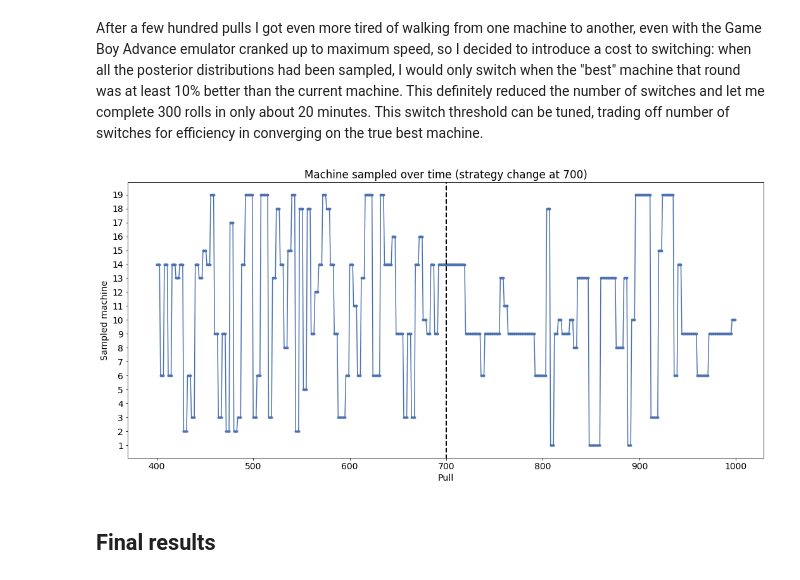
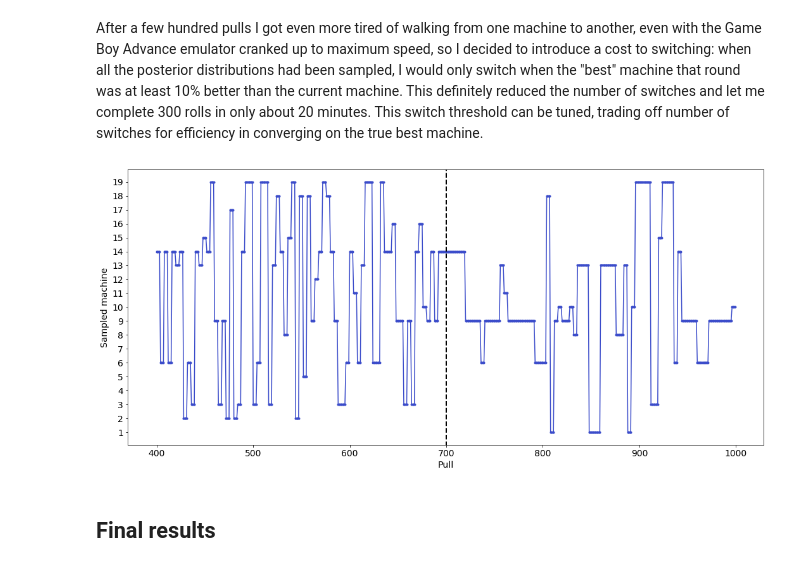
Before and after one commit to drsaunders/PokeSlots, a Jupyter notebook: PokeSlots.ipynb, the cells around one changed output. Saved outputs shown, nothing was run; the diff lists cells and outputs as text; code cells hidden in the pictures.

Commit message:
Tweaks to make graphs pretty for publication

```diff
--- a/PokeSlots.ipynb
+++ b/PokeSlots.ipynb
@@ -59,11 +63,13 @@ b = BernoulliBandit(num_slots, probas)
 solver = ThompsonSampling(b)
 # %% [markdown]
 At the start, we don't know anything about the probabilities of the machines, and assume that all values for their true reward probability are equally possible, from 0% to 100% (this might not be the best possible prior as I discuss below)
+# %%
+pokemon_palette =["#3B4CCA","#FF0000", "#FFDE00", "#CC0000", "#B3A125", "#89C893","#B74555", "#BD92AF", "#92D1B3", "#49896F", "#55A3AB", "#A2D7D5", "#DF807E", "#F5E97E", "#CC6310", "#F4B185", "#FCF0DE", "#F15F3E", "#FFE26F",]
 # %%
 # Plot posterior probabilities just after initialization
-sns.set_palette("deep")
+sns.set_palette(sns.color_palette(pokemon_palette))
 for a,b in zip(solver._as, solver._bs):
     plot_beta(a,b)
-_ = plt.legend(np.arange(len(solver._as))+1, title="Slot", fontsize=14)
-plt.title("Posterior probabilities before any pulls")
+_ = plt.legend(np.arange(len(solver._as))+1, title="Machine", fontsize=14)
+# # plt.title("Posterior probabilities before any pulls")
 # %% [output]
@@ -304,15 +312,15 @@ class ThompsonSamplingCGCSwitchCost(ThompsonSamplingCGC):
 # %%
 # Plot the machine sampled over time
 plt.figure(figsize=(18,8))
 plt.plot(trials.iloc[400:1000].Machine,'.-')
 plt.xlabel("Pull")
 plt.ylabel("Sampled machine")
 a = plt.yticks(np.arange(19)+1)
-plt.title("Machine sampled over time (strategy change at 700)")
+# plt.title("Machine sampled over time (strategy change at 700)")
 plt.gca().add_line(plt.Line2D([700,700],[0,20],linestyle="--",color="k",linewidth=2))
 plt.draw()
 # %% [output]
-[figure, old version]
+[figure, new version]
 # %% [markdown]
 ## Final results
 # %% [markdown]
```
Also changed, not shown: parts of 22 cells of this notebook, 2 other files.
